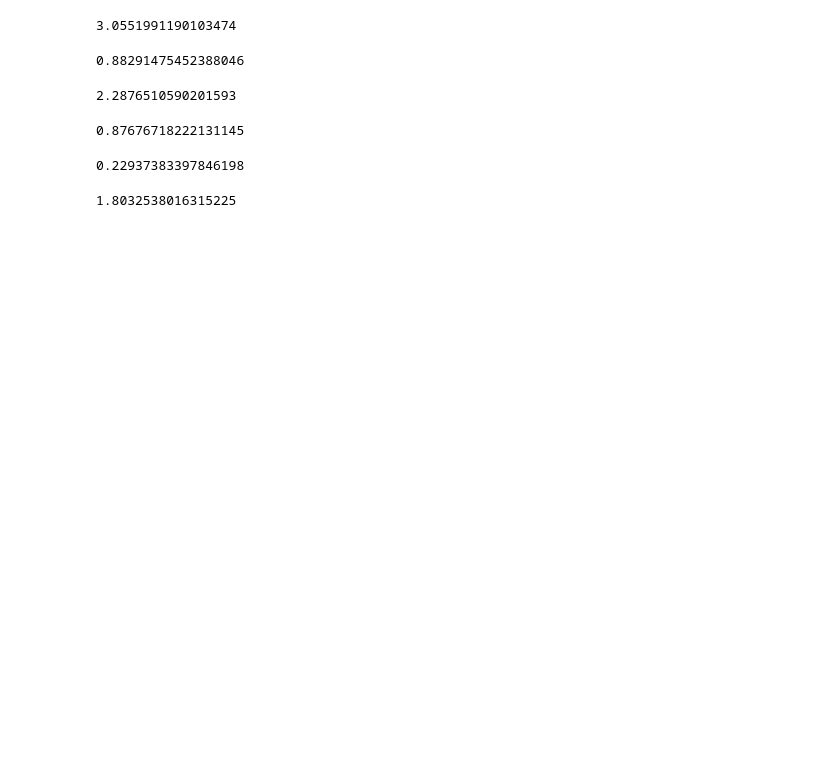
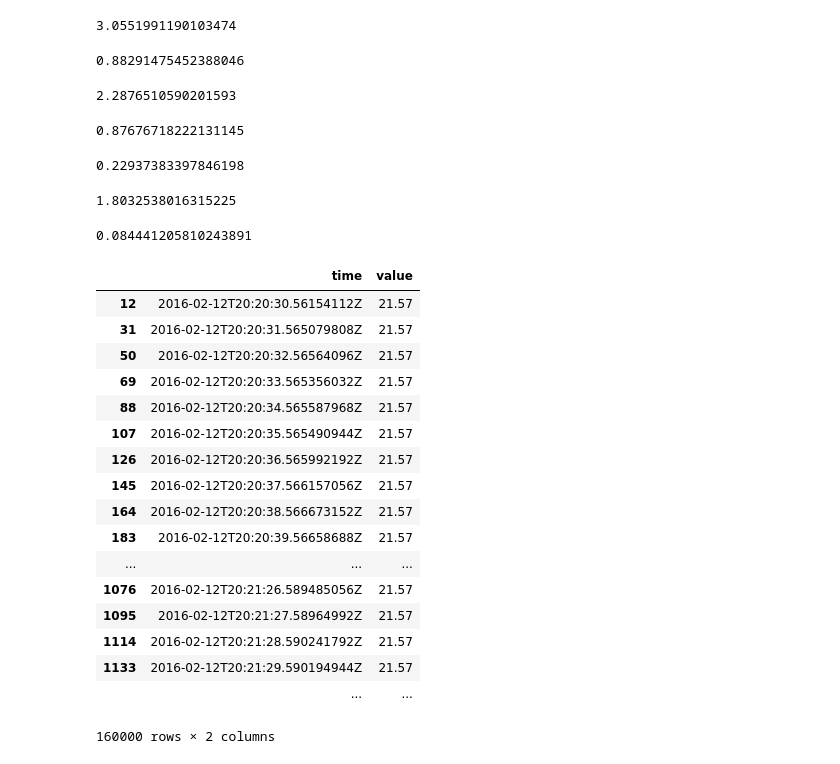
Before and after one commit to words-sdsc/SensorDataAnalytics, a Jupyter notebook: correlations/Post Processing.ipynb, the cells around one changed output. Saved outputs shown, nothing was run; the diff lists cells and outputs as text; code cells hidden in the pictures; blank space fills up the shorter version.

```diff
--- a/correlations/Post Processing.ipynb
+++ b/correlations/Post Processing.ipynb
@@ -204,3 +198,29 @@ np.mean(df[(df.sensor == 'ATX3.3')].stdDev.tolist())
 np.mean(df[(df.sensor == 'ATX12')].stdDev.tolist())
 # %% [output]
 1.8032538016315225
+# %%
+#mean stdDev of sensor =
+np.mean(df[(df.sensor == 'ATX5sb')].stdDev.tolist())
+# %% [output]
+0.084441205810243891
+# %%
+np.stdtimeseriesdict[('pi29', 'Tinb')]
+# %% [output]
+|  | time | value |
+| 12 | 2016-02-12T20:20:30.56154112Z | 21.57 |
+| 31 | 2016-02-12T20:20:31.565079808Z | 21.57 |
+| 50 | 2016-02-12T20:20:32.56564096Z | 21.57 |
+| 69 | 2016-02-12T20:20:33.565356032Z | 21.57 |
+| 88 | 2016-02-12T20:20:34.565587968Z | 21.57 |
+| 107 | 2016-02-12T20:20:35.565490944Z | 21.57 |
+| 126 | 2016-02-12T20:20:36.565992192Z | 21.57 |
+| 145 | 2016-02-12T20:20:37.566157056Z | 21.57 |
+| 164 | 2016-02-12T20:20:38.566673152Z | 21.57 |
+| 183 | 2016-02-12T20:20:39.56658688Z | 21.57 |
+| ... | ... | ... |
+| 1076 | 2016-02-12T20:21:26.589485056Z | 21.57 |
+| 1095 | 2016-02-12T20:21:27.58964992Z | 21.57 |
+| 1114 | 2016-02-12T20:21:28.590241792Z | 21.57 |
+| 1133 | 2016-02-12T20:21:29.590194944Z | 21.57 |
+|  | ... | ... |
+160000 rows × 2 columns
```
Also changed, not shown: parts of 10 cells of this notebook, 1 other file.
